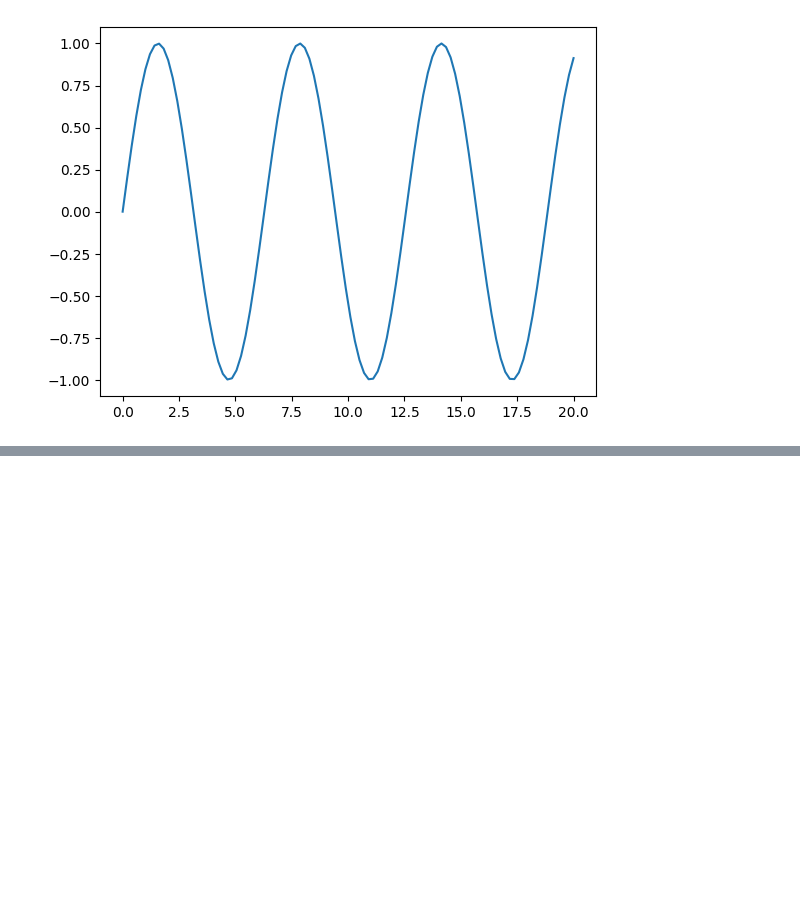
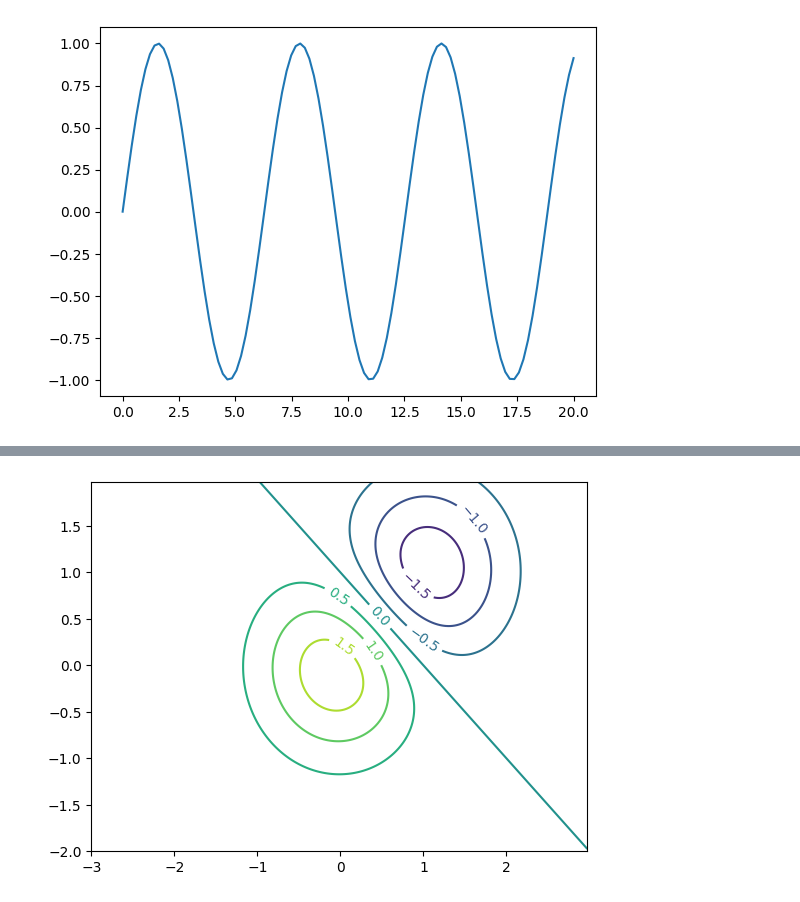
Before and after one commit to muhammadadilnaeem/Simplilearn-Python-For-Beginners, a Jupyter notebook: 10_matplotlib/01_matplotlib.ipynb, the cells around one changed output, grey strips where cells are left out. Saved outputs shown, nothing was run; the diff lists cells and outputs as text; code cells hidden in the pictures; blank space fills up the shorter version.

```diff
--- a/10_matplotlib/01_matplotlib.ipynb
+++ b/10_matplotlib/01_matplotlib.ipynb
@@ -33,0 +56,20 @@ plt.show()                   # Display
+# %%
+# Draw a counter map
+import matplotlib
+import numpy as np
+import matplotlib.pyplot as plt
+import matplotlib.cm as cm
+
+delta = 0.025
+x = np.arange(-3.0, 3.0, delta)
+y = np.arange(-2.0, 2.0, delta)
+X, Y = np.meshgrid(x, y)   # Grid of point
+Z1 = np.exp(-X**2 - Y**2)
+Z2 = np.exp(-(X - 1)**2 - (Y - 1)**2)
+Z = (Z1 - Z2) * 2
+fig,ax = plt.subplots()
+CS = ax.contour(X, Y, Z)
+ax.clabel(CS, inline=True, fontsize=10)
+plt.show()
+# %% [output]
+[figure, added]
```
Also changed, not shown: parts of 3 cells of this notebook.
